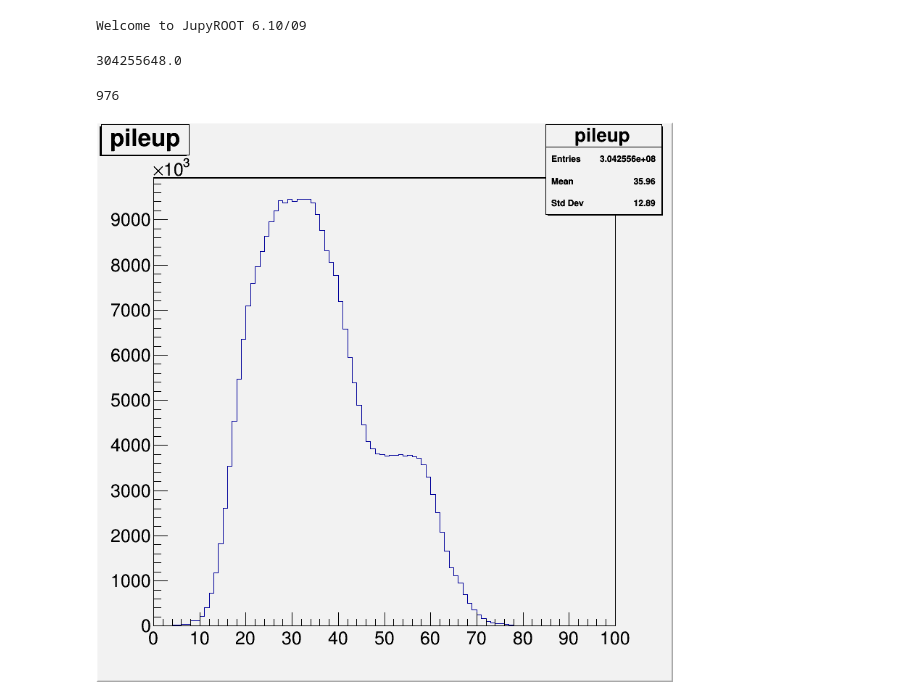
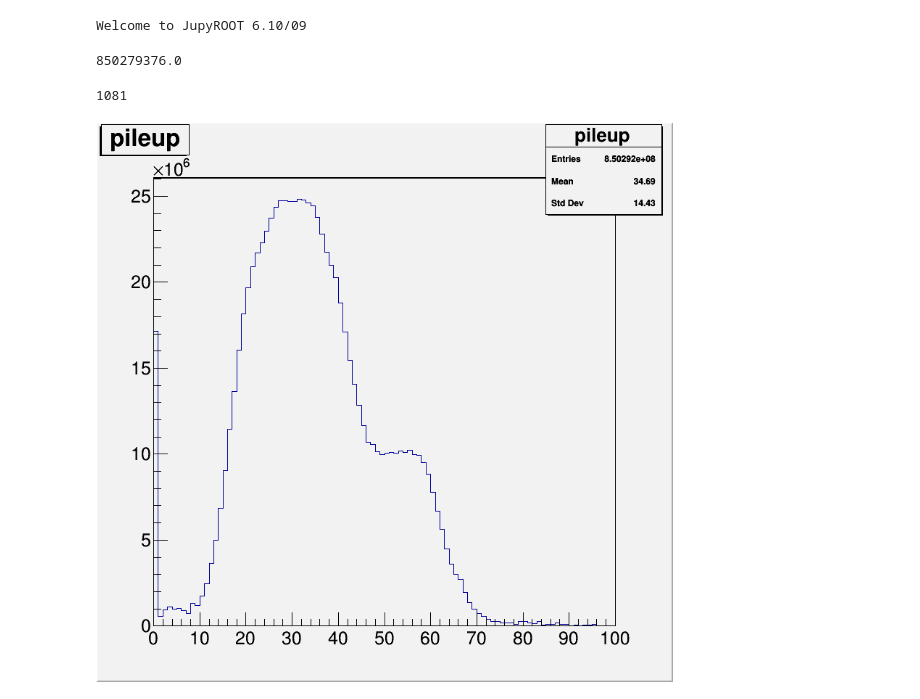
Before and after one commit to psiddire/UWHiggs, a Jupyter notebook: mutau/PileUp.ipynb, the cells around one changed output. Cells and saved outputs as stored; diff of their text form; code cells hidden in the pictures.

```diff
--- a/mutau/PileUp.ipynb
+++ b/mutau/PileUp.ipynb
@@ -9,21 +9,21 @@ gROOT.SetBatch(True)
 Welcome to JupyROOT 6.10/09
 # %%
 canvas = TCanvas("canvas","canvas",800,800)
-file = 'pileupQCD.root'
-f = TFile("pileupQCDnew.root","RECREATE")
+file = 'pileupDY10.root'
+f = TFile("pileupDY10new.root","RECREATE")
 MuTaufile = TFile(file)
 lfv_histo = MuTaufile.Get('pileup')
 hlist = lfv_histo.GetListOfKeys()
 iter = TIter(hlist)
 for i in iter:
     if i.GetName()=='pileup':
         histo = MuTaufile.Get('pileup/'+i.GetName())
         print histo.Integral()
         histo.Draw("hist")
 canvas.Draw()
 histo.SetDirectory(f)
 f.Write()
 # %% [output]
-304255648.0
+850279376.0
-976
+1081
-[figure, old version]
+[figure, new version]
```
Also changed, not shown: 14 other files.
